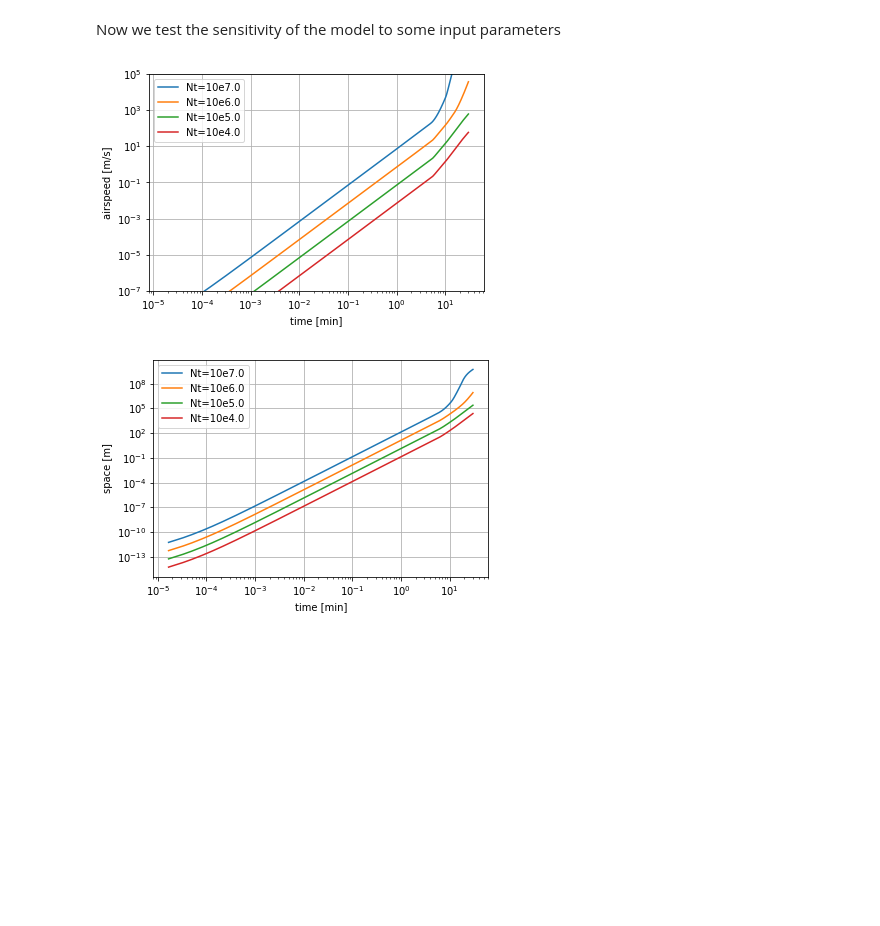
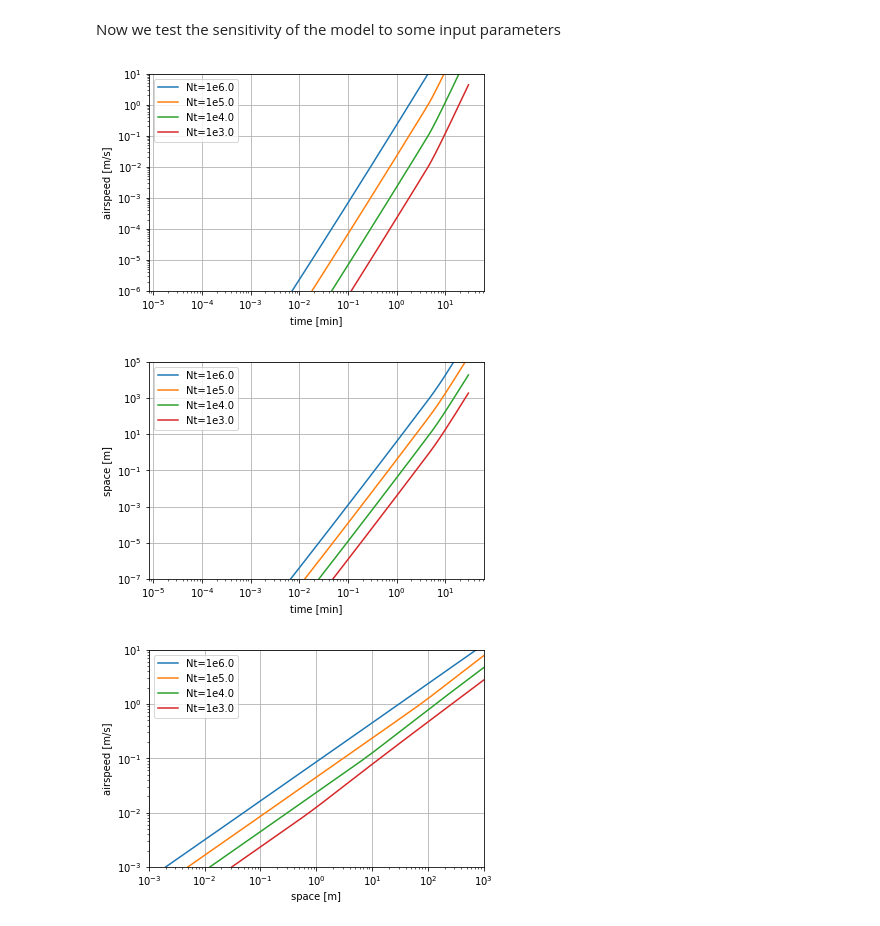
Before and after one commit to DaveOri/iceHeat, a Jupyter notebook: Test sensitivity.ipynb, the cells around one changed output. Saved outputs shown, nothing was run; the diff lists cells and outputs as text; code cells hidden in the pictures; blank space fills up the shorter version.

```diff
--- a/Test sensitivity.ipynb
+++ b/Test sensitivity.ipynb
@@ -1,6 +1,7 @@
 # %% [markdown]
 Now we test the sensitivity of the model to some input parameters
 # %%
+%matplotlib inline
 import matplotlib.pyplot as plt
 import numpy as np
 
@@ -9,37 +10,49 @@ from heat_integrator import integrator_Tconst
 p = 700e2
 Tc = -15 # Temperature in degrees Celsius
 RH = 110.0 # relative humidity [%]
-Nt = [10e3,10e4,10e5,10e6] # Number of particles per cubic meter
+Nt = [1e3,1e4,1e5,1e6] # Number of particles per cubic meter
 
 q_hydro = 0. # mixing ratio of hydrometeors (contributing to air density)
 v0 = 0.0 # initial (large scale) air parcel vertical velocity [m/s]
 Tstop = 1800 # stop simulation time [seconds]
 dt = 0.001 # time step of the Euler scheme [s]
 
 f1 = plt.figure()
 ax1 = plt.gca()
 f2 = plt.figure()
 ax2 = plt.gca()
+f3 = plt.figure()
+ax3 = plt.gca()
 
 for N in Nt[::-1]:
     t, m, Temp, Tvp, ab, v, s = integrator_Tconst(p, Tc, RH, N)
-    ax1.loglog(t[1:]/60., v, label='Nt=10e'+str(np.log10(N)))
-    ax2.loglog(t[1:]/60., s, label='Nt=10e'+str(np.log10(N)))
+    ax1.loglog(t[1:]/60., v, label='Nt=1e'+str(np.log10(N)))
+    ax2.loglog(t[1:]/60., s, label='Nt=1e'+str(np.log10(N)))
+    ax3.loglog(s, v, label='Nt=1e'+str(np.log10(N)))
 
 ax1.set_xlabel('time [min]')
 ax1.set_ylabel('airspeed [m/s]')
 ax1.grid()
 ax1.legend()
 ax1.set_ylim([1e-6, 1e1])
 f1.show()
 
 
 ax2.set_xlabel('time [min]')
 ax2.set_ylabel('space [m]')
 ax2.grid()
 ax2.legend()
-ax1.set_ylim([1e-7, 1e5])
+ax2.set_ylim([1e-7, 1e5])
 f2.show()
+
+ax3.set_xlabel('space [m]')
+ax3.set_ylabel('airspeed [m/s]')
+ax3.grid()
+ax3.legend()
+ax3.set_xlim([1e-3, 1e3])
+ax3.set_ylim([1e-3, 1e1])
+f3.show()
 # %% [output]
-[figure, old version]
+[figure, new version]
-[figure, old version]
+[figure, new version]
+[figure, added]
```
Also changed, not shown: parts of 4 cells of this notebook, 2 other files.
